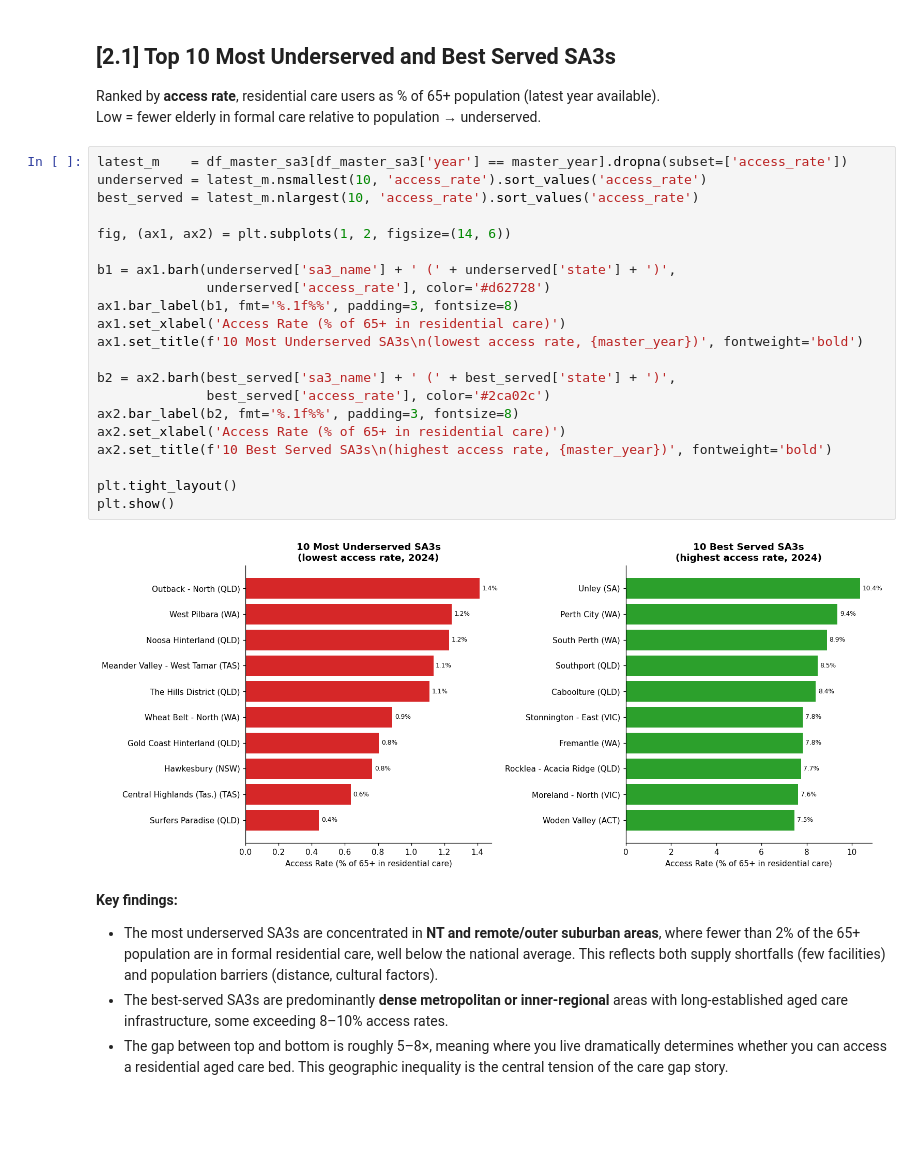
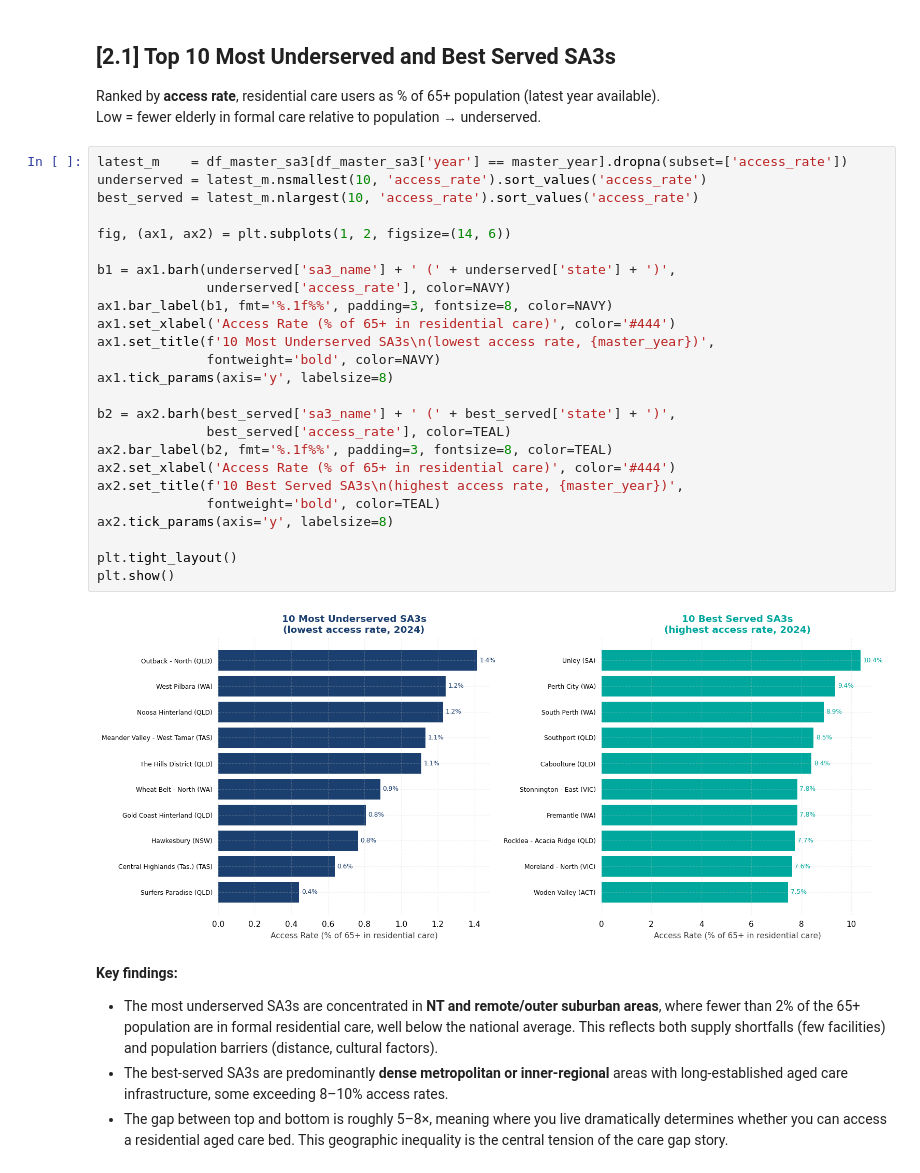
Before and after one commit to Alexandro2999/dvn-at3-aged-care-gap, a Jupyter notebook: notebooks/analyst/eda_basic_additional.ipynb, the cells around one changed output. Drawn from its saved outputs; the diff is of its cells as text; blank space fills up the shorter version.

```diff
--- a/notebooks/analyst/eda_basic_additional.ipynb
+++ b/notebooks/analyst/eda_basic_additional.ipynb
@@ -431,26 +454,30 @@ Low = fewer elderly in formal care relative to population → underserved.
 # %%
 latest_m    = df_master_sa3[df_master_sa3['year'] == master_year].dropna(subset=['access_rate'])
 underserved = latest_m.nsmallest(10, 'access_rate').sort_values('access_rate')
 best_served = latest_m.nlargest(10, 'access_rate').sort_values('access_rate')
 
 fig, (ax1, ax2) = plt.subplots(1, 2, figsize=(14, 6))
 
 b1 = ax1.barh(underserved['sa3_name'] + ' (' + underserved['state'] + ')',
-              underserved['access_rate'], color='#d62728')
-ax1.bar_label(b1, fmt='%.1f%%', padding=3, fontsize=8)
-ax1.set_xlabel('Access Rate (% of 65+ in residential care)')
-ax1.set_title(f'10 Most Underserved SA3s\n(lowest access rate, {master_year})', fontweight='bold')
+              underserved['access_rate'], color=NAVY)
+ax1.bar_label(b1, fmt='%.1f%%', padding=3, fontsize=8, color=NAVY)
+ax1.set_xlabel('Access Rate (% of 65+ in residential care)', color='#444')
+ax1.set_title(f'10 Most Underserved SA3s\n(lowest access rate, {master_year})',
+              fontweight='bold', color=NAVY)
+ax1.tick_params(axis='y', labelsize=8)
 
 b2 = ax2.barh(best_served['sa3_name'] + ' (' + best_served['state'] + ')',
-              best_served['access_rate'], color='#2ca02c')
-ax2.bar_label(b2, fmt='%.1f%%', padding=3, fontsize=8)
-ax2.set_xlabel('Access Rate (% of 65+ in residential care)')
-ax2.set_title(f'10 Best Served SA3s\n(highest access rate, {master_year})', fontweight='bold')
+              best_served['access_rate'], color=TEAL)
+ax2.bar_label(b2, fmt='%.1f%%', padding=3, fontsize=8, color=TEAL)
+ax2.set_xlabel('Access Rate (% of 65+ in residential care)', color='#444')
+ax2.set_title(f'10 Best Served SA3s\n(highest access rate, {master_year})',
+              fontweight='bold', color=TEAL)
+ax2.tick_params(axis='y', labelsize=8)
 
 plt.tight_layout()
 plt.show()
 # %% [output]
-[figure, old version]
+[figure, new version]
 # %% [markdown]
 **Key findings:**
 - The most underserved SA3s are concentrated in **NT and remote/outer suburban areas**, where fewer than 2% of the 65+ population are in formal residential care, well below the national average. This reflects both supply shortfalls (few facilities) and population barriers (distance, cultural factors).
```
Also changed, not shown: parts of 21 cells of this notebook, 24 other files.
